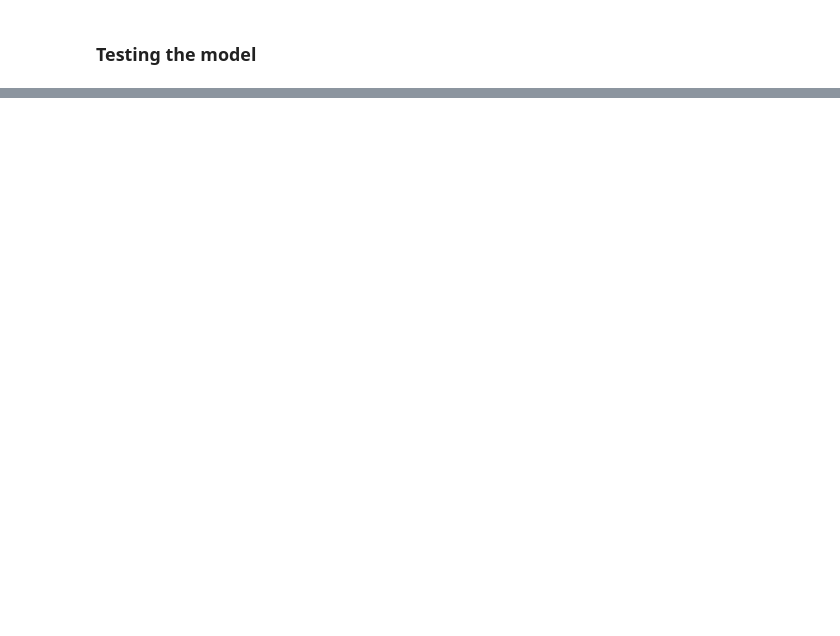
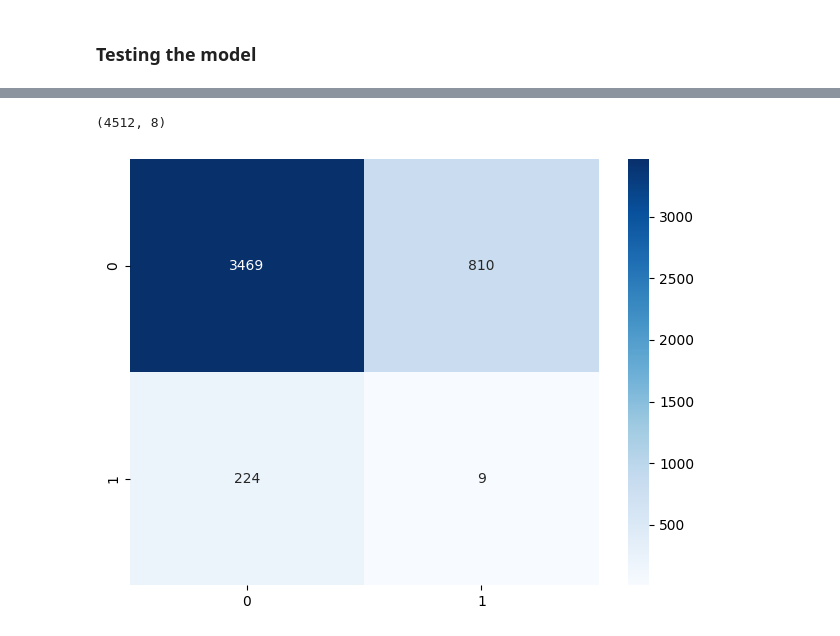
Before and after one commit to Grkritsovas/Multi-label-Greek-music-genre-classification-using-deep-learning, a Jupyter notebook: 4_Hybrid_Model_Aug_spec.ipynb, the cells around one changed output, grey strips where cells are left out. Cells and saved outputs as stored; diff of their text form; code cells hidden in the pictures; blank space fills up the shorter version.

```diff
--- a/4_Hybrid_Model_Aug_spec.ipynb
+++ b/4_Hybrid_Model_Aug_spec.ipynb
@@ -744,3 +753,18 @@ plt.show();
+# %%
+y_true.shape
+# %% [output]
+(4512, 8)
+# %%
+cm = tf.math.confusion_matrix(y_true[:,7], y_pred[:,3])
+
+sns.heatmap(cm, annot=True, fmt='d', cmap='Blues')
+ax.set_title(f'Confusion Matrix: {genre}')
+ax.set_xlabel('Predicted')
+ax.set_ylabel('True')
+plt.tight_layout()
+plt.show();
+# %% [output]
+[figure, added]
 # %%
 for cm in cms:
     print(cm)
```
Also changed, not shown: parts of 32 cells of this notebook, 4 other files.
